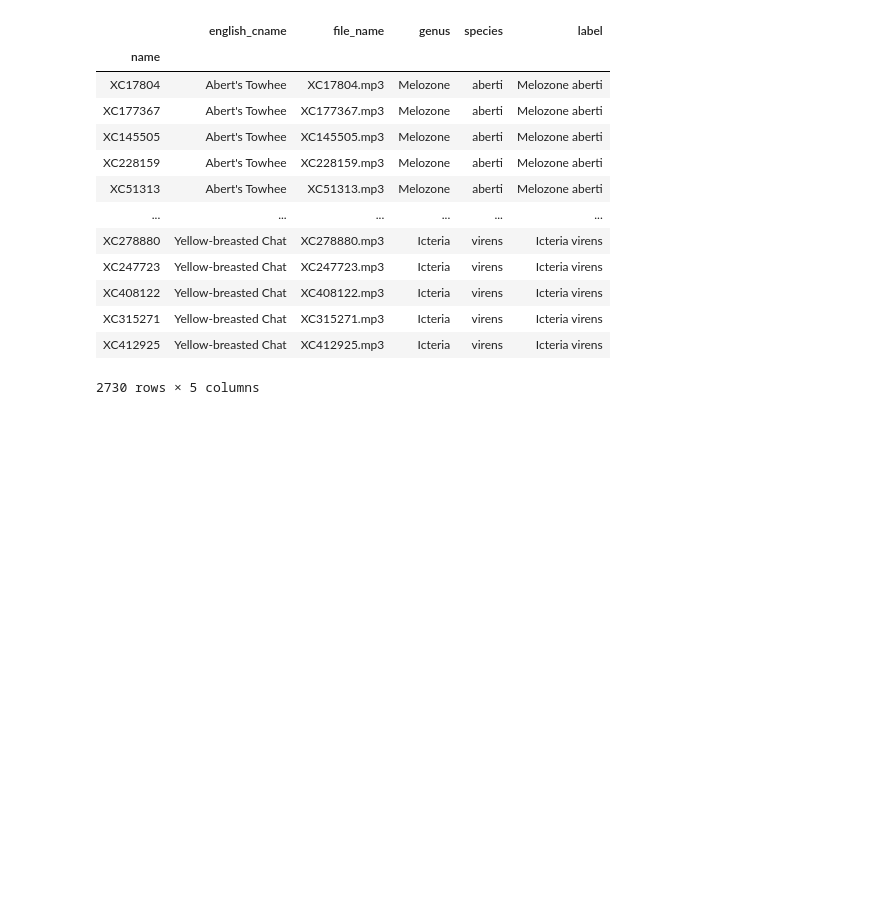
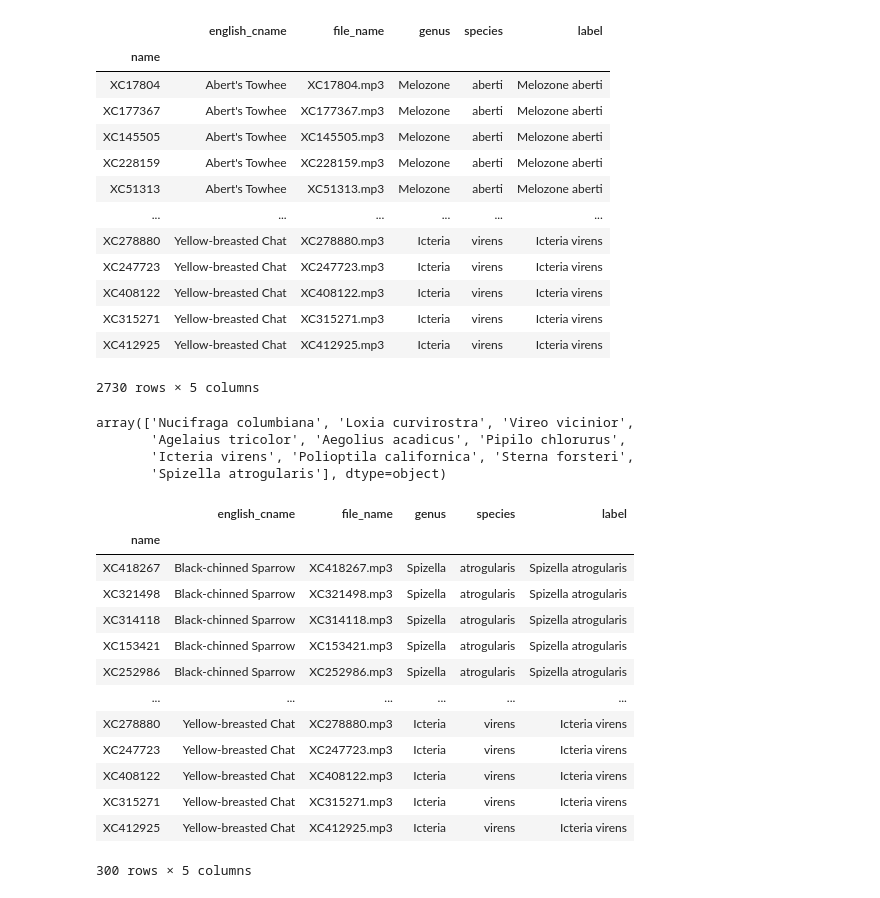
Before and after one commit to bbjornstad-flatiron/flatiron-mod5-project, a Jupyter notebook: test_classification.ipynb, the cells around one changed output. Saved outputs shown, nothing was run; the diff lists cells and outputs as text; code cells hidden in the pictures; blank space fills up the shorter version.

```diff
--- a/test_classification.ipynb
+++ b/test_classification.ipynb
@@ -36,0 +36,7 @@ bird_index
+# %%
+rand_labels
+# %% [output]
+array(['Nucifraga columbiana', 'Loxia curvirostra', 'Vireo vicinior',
+       'Agelaius tricolor', 'Aegolius acadicus', 'Pipilo chlorurus',
+       'Icteria virens', 'Polioptila californica', 'Sterna forsteri',
+       'Spizella atrogularis'], dtype=object)
@@ -37 +45,18 @@ bird_index
+# %%
+bird_index_class_sample
+# %% [output]
+|  | english_cname | file_name | genus | species | label |
+| name |  |  |  |  |  |
+| XC418267 | Black-chinned Sparrow | XC418267.mp3 | Spizella | atrogularis | Spizella atrogularis |
+| XC321498 | Black-chinned Sparrow | XC321498.mp3 | Spizella | atrogularis | Spizella atrogularis |
+| XC314118 | Black-chinned Sparrow | XC314118.mp3 | Spizella | atrogularis | Spizella atrogularis |
+| XC153421 | Black-chinned Sparrow | XC153421.mp3 | Spizella | atrogularis | Spizella atrogularis |
+| XC252986 | Black-chinned Sparrow | XC252986.mp3 | Spizella | atrogularis | Spizella atrogularis |
+| ... | ... | ... | ... | ... | ... |
+| XC278880 | Yellow-breasted Chat | XC278880.mp3 | Icteria | virens | Icteria virens |
+| XC247723 | Yellow-breasted Chat | XC247723.mp3 | Icteria | virens | Icteria virens |
+| XC408122 | Yellow-breasted Chat | XC408122.mp3 | Icteria | virens | Icteria virens |
+| XC315271 | Yellow-breasted Chat | XC315271.mp3 | Icteria | virens | Icteria virens |
+| XC412925 | Yellow-breasted Chat | XC412925.mp3 | Icteria | virens | Icteria virens |
+300 rows × 5 columns
 # %%
```
Also changed, not shown: parts of 27 cells of this notebook.
